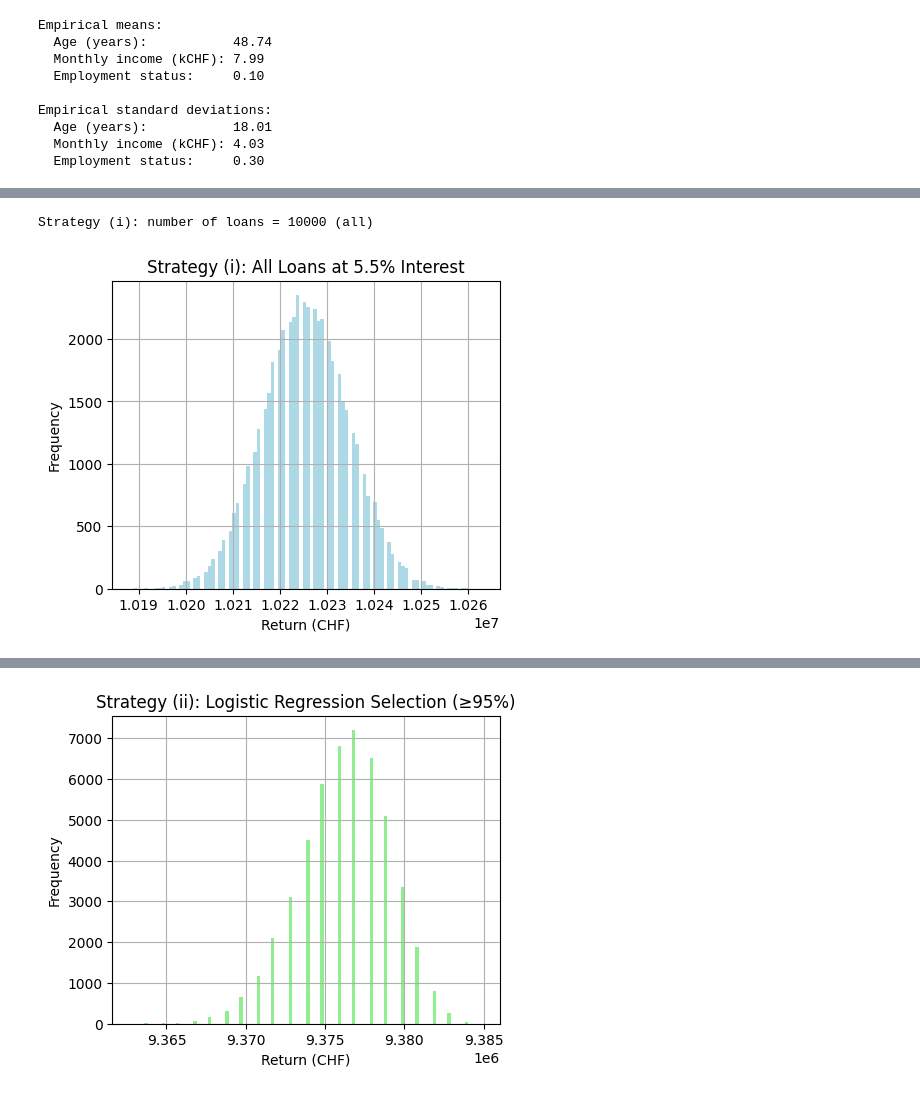
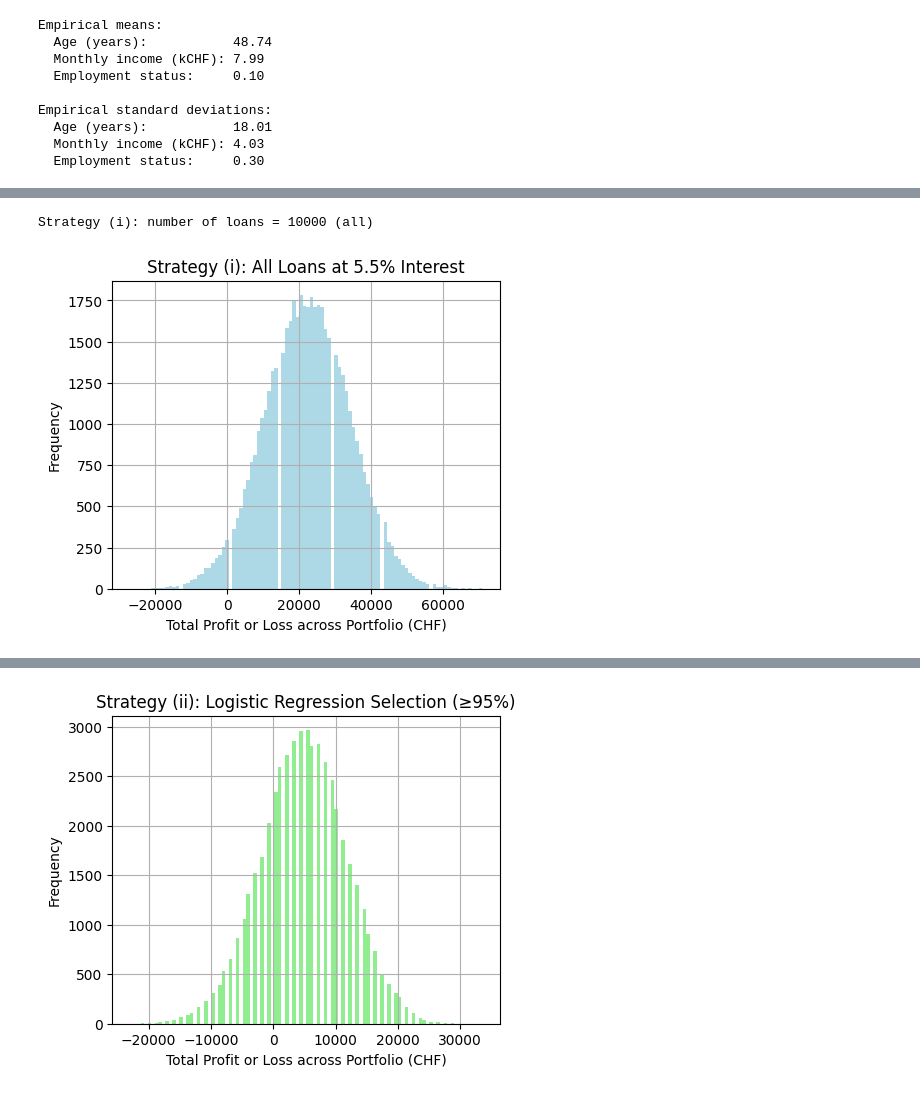
Before and after one commit to njohnson433/Machine-Learning-in-Finance-Insurance-HS25, a Jupyter notebook: project_2/assignment2_template.ipynb, the cells around one changed output, grey strips where cells are left out. Saved outputs shown, nothing was run; the diff lists cells and outputs as text; code cells hidden in the pictures.

```diff
--- a/project_2/assignment2_template.ipynb
+++ b/project_2/assignment2_template.ipynb
@@ -81,21 +81,20 @@ sigmoid = lambda x: 1. / (1. + np.exp(-x))
 def p1(x):
     return sigmoid(13.3-0.33*x[:,0]+3.5*x[:,1]-3*x[:,2])
 
-xi1 = np.random.uniform(0, 1, m + n)   # independent uniform(0,1) variables
+xi = np.random.uniform(0,1,m+n)   # independent uniform(0,1) variables
 p1_vals = p1(X)
-y1 = (xi1 <= p1_vals).astype(int)
+y1 = (xi <= p1_vals).astype(int)
 
 # build the second dataset
 def p2(x):
     age, income, emp = x[:,0], x[:,1], x[:,2]
     indicator_1 = (age < 25).astype(float)
     indicator_2 = (age > 75).astype(float)
-    z = 5-10*indicator_1+10*indicator_2+1.1*income-emp
+    z = 5-10*indicator_1-10*indicator_2+1.1*income-emp
     return sigmoid(z)
 
-xi2 = np.random.uniform(0, 1, m+n)
 p2_vals = p2(X)
-y2 = (xi2 <= p2_vals).astype(int)
+y2 = (xi <= p2_vals).astype(int)
 
 # Split into training and test sets
 Y1_train, Y1_test = y1[:m], y1[m:]
@@ -310,9 +314,9 @@ print(f"Strategy (i): number of loans = {n} (all)")
 
 # Plot histogram of returns and losses
 plt.figure(figsize=(5,4))
-plt.hist(portfolio_1, bins=100, color='lightblue')
+plt.hist(profit_1, bins=100, color='lightblue')
 plt.title("Strategy (i): All Loans at 5.5% Interest")
-plt.xlabel("Return (CHF)")
+plt.xlabel("Total Profit or Loss across Portfolio (CHF)")
 plt.ylabel("Frequency")
 plt.grid(True)
 plt.show()
@@ -321,7 +325,7 @@ plt.show()
 mean_return_1 = np.mean(portfolio_1)
 mean_loss_1 = np.mean(losses_1)
 mean_profit_1 = np.mean(profit_1)
-var95_1 = np.quantile(profit_1, 0.05)
+var95_1 = -np.quantile(profit_1, 0.05)
 print(f"Strategy (i) mean return = {mean_return_1:.2f} CHF, mean loss = {mean_loss_1:.2f} CHF, mean profit = {mean_profit_1:.2f} CHF, 95%-VaR = {var95_1:.2f} CHF")
 
 
@@ -339,9 +343,9 @@ losses_2 = total_investment_2 - portfolio_2
 profit_2 = portfolio_2 - total_investment_2
 
 plt.figure(figsize=(5,4))
-plt.hist(portfolio_2, bins=100, color='lightgreen')
+plt.hist(profit_2, bins=100, color='lightgreen')
 plt.title("Strategy (ii): Logistic Regression Selection (≥95%)")
-plt.xlabel("Return (CHF)")
+plt.xlabel("Total Profit or Loss across Portfolio (CHF)")
 plt.ylabel("Frequency")
 plt.grid(True)
 plt.show()
@@ -349,7 +353,7 @@ plt.show()
 mean_return_2 = np.mean(portfolio_2)
 mean_loss_2 = np.mean(losses_2)
 mean_profit_2 = np.mean(profit_2)
-var95_2 = np.quantile(profit_2, 0.05)
+var95_2 = -np.quantile(profit_2, 0.05)
 print(f"Strategy (ii) mean return = {mean_return_2:.2f} CHF, mean loss = {mean_loss_2:.2f} CHF, mean profit = {mean_profit_2:.2f} CHF, 95%-VaR = {var95_2:.2f} CHF")
 
 # Scenario 3:
@@ -366,9 +370,9 @@ losses_3 = total_investment_3 - portfolio_3
 profit_3 = portfolio_3 - total_investment_3
 
 plt.figure(figsize=(5,4))
-plt.hist(portfolio_3, bins=100, color='salmon')
+plt.hist(profit_3, bins=100, color='salmon')
 plt.title("Strategy (iii): SVM Selection (≥95%)")
-plt.xlabel("Return (CHF)")
+plt.xlabel("Total Profit or Loss across Portfolio (CHF)")
 plt.ylabel("Frequency")
 plt.grid(True)
 plt.show()
@@ -376,7 +380,7 @@ plt.show()
 mean_return_3 = np.mean(portfolio_3)
 mean_loss_3 = np.mean(losses_3)
 mean_profit_3 = np.mean(profit_3)
-var95_3 = np.quantile(profit_3, 0.05)
+var95_3 = -np.quantile(profit_3, 0.05)
 print(f"Strategy (iii) mean return = {mean_return_3:.2f} CHF, mean loss = {mean_loss_3:.2f} CHF, mean profit = {mean_profit_3:.2f} CHF, 95%-VaR = {var95_3:.2f} CHF")
 
 
@@ -386,4 +390,4 @@ print(f"Strategy (ii) LogReg select:  mean return = {mean_return_2:.2f} CHF, mea
 print(f"Strategy (iii) SVM select:    mean return = {mean_return_3:.2f} CHF, mean loss = {mean_loss_3:.2f} CHF,  mean profit = {mean_profit_3:.2f} CHF, 95%-VaR = {var95_3:.2f} CHF")
 # %% [output]
 Strategy (i): number of loans = 10000 (all)
-[figure, old version]
+[figure, new version]
@@ -392 +396 @@ Strategy (ii): number of loans = 9292 (logistic ≥ 0.95)
-[figure, old version]
+[figure, new version]
```
Also changed, not shown: parts of 5 cells of this notebook.
